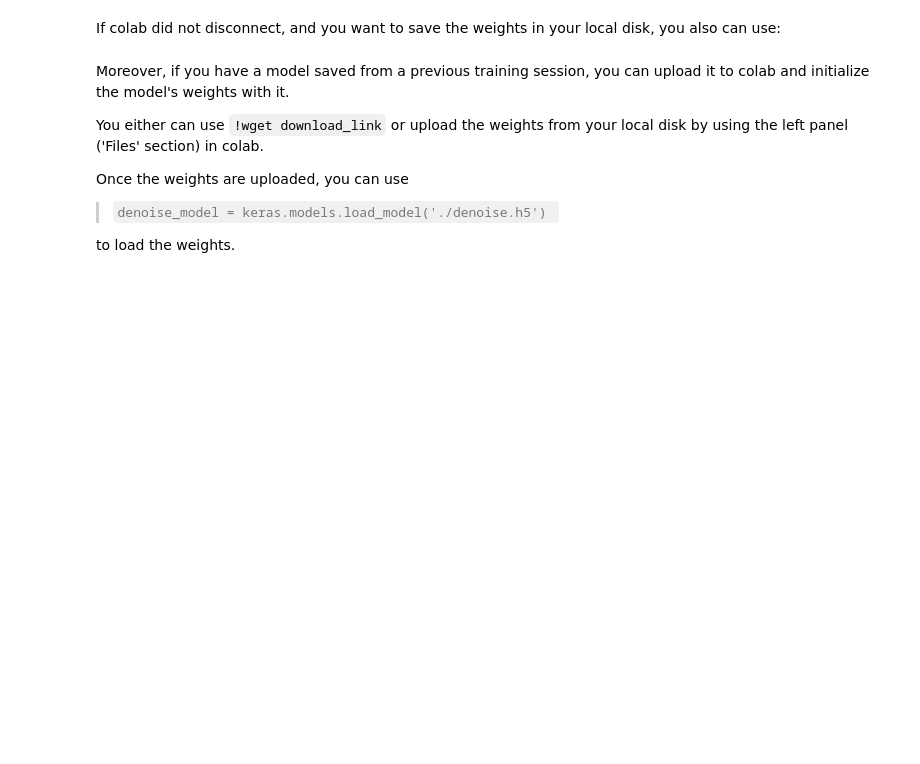
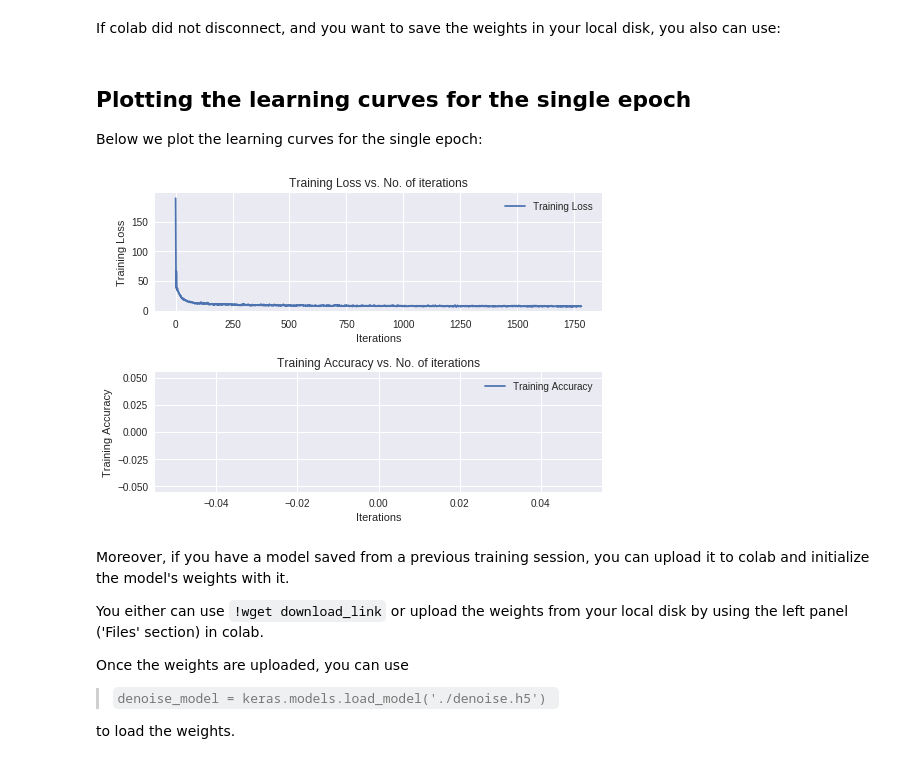
Before and after one commit to MiroGasparek/DeepLearningCoursework, a Jupyter notebook: Baseline_code_MG.ipynb, the cells around one changed output. Saved outputs shown, nothing was run; the diff lists cells and outputs as text; code cells hidden in the pictures; blank space fills up the shorter version.

```diff
--- a/Baseline_code_MG.ipynb
+++ b/Baseline_code_MG.ipynb
@@ -265,3 +267,18 @@ We set number of epochs to 10, tweak it, along with other hyperparameters, to im
+# %%
+from keras.callbacks import Callback
+
+class Histories(Callback):
+
+    def on_train_begin(self,logs={}):
+        self.losses = []
+        self.accuracies = []
+
+    def on_batch_end(self, batch, logs={}):
+        self.losses.append(logs.get('loss'))
+        self.accuracies.append(logs.get('acc'))
+
+
+histories = Histories()
 # %%
 sgd = keras.optimizers.SGD(lr=0.00001, momentum=0.9, nesterov=True)
 denoise_model.compile(loss='mean_absolute_error', optimizer=sgd, metrics=['mae'])
@@ -308,6 +312,35 @@ mean_absolute_error: 11.4135 - val_loss: 7.6013 - val_mean_absolute_error: 7.601
 "link":"https://file.io/fv9vjj","expiry":"14 days"} **Epoch 1/1**
 # %% [markdown]
 If colab did not disconnect, and you want to save the weights in your local disk, you also can use:
+# %% [markdown]
+##  Plotting the learning curves for the single epoch
+Below we plot the learning curves for the single epoch:
+# %%
+# Import plotting module
+import matplotlib.pyplot as plt
+
+# Make a plot of the learning curves for the loss and accuracy
+# for the single epoch as a function of number of iterations
+def plot_lc_it(histories):
+  fig, axes = plt.subplots(2,1)
+  axes[0].plot(histories.losses)
+  axes[0].legend(['Training Loss'])
+  axes[0].set_title('Training Loss vs. No. of iterations')
+  axes[0].set_ylabel('Training Loss')
+  axes[0].set_xlabel('Iterations')
+
+  fig.subplots_adjust(hspace=0.5)
+
+  axes[1].plot(histories.accuracies)
+  axes[1].legend(['Training Accuracy'])
+  axes[1].set_title('Training Accuracy vs. No. of iterations')
+  axes[1].set_ylabel('Training Accuracy')
+  axes[1].set_xlabel('Iterations')
+
+
+plot_lc_it(histories)
+# %% [output]
+[figure, added]
 # %%
 from google.colab import files
 files.download('denoise.h5')
```
Also changed, not shown: parts of 8 cells of this notebook.
